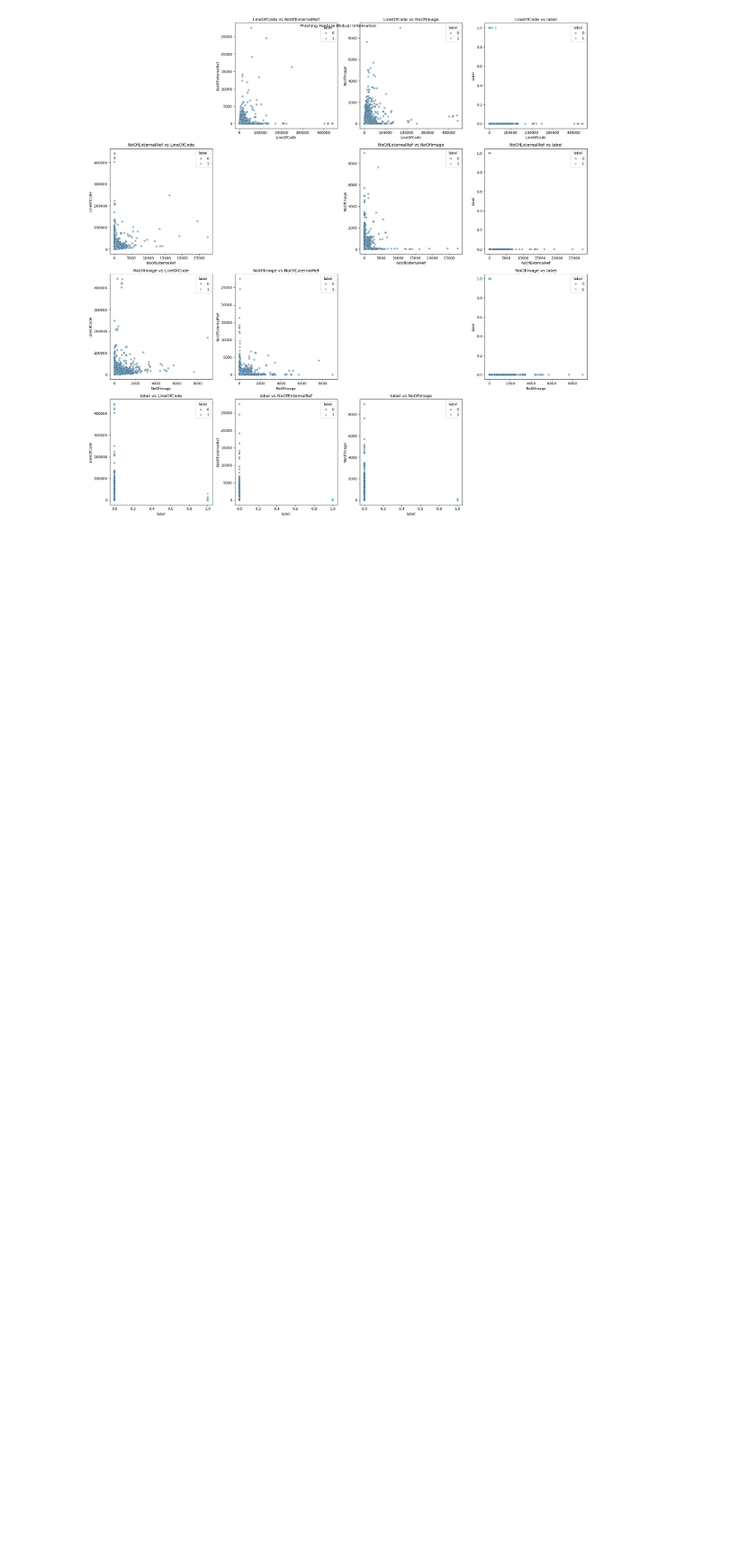
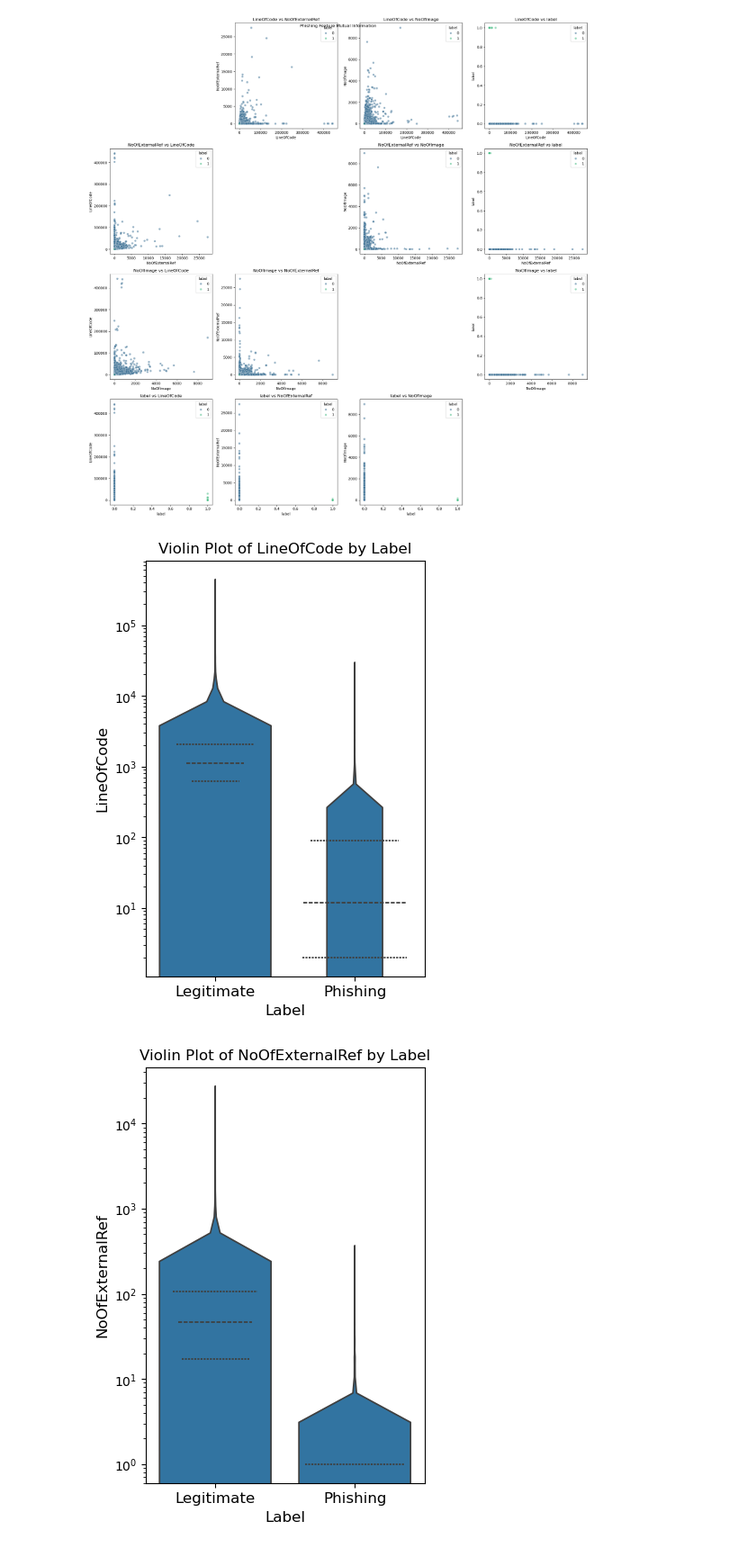
Before and after one commit to plestz/phishing_url_detection, a Jupyter notebook: src/eda.ipynb, the cells around one changed output. Shown at 90% size. Cells and saved outputs as stored; diff of their text form; code cells hidden in the pictures; blank space fills up the shorter version.

```diff
--- a/src/eda.ipynb
+++ b/src/eda.ipynb
@@ -287,3 +283,22 @@ plt.suptitle(f'Phishing Feature Mutual Information')
 plt.show()
 # %% [output]
 [figure]
+# %%
+relevant_vars = ['LineOfCode', 'NoOfExternalRef', 'NoOfImage', 'NoOfSelfRef', 'NoOfJS', 'LargestLineLength', 'LetterRatioInURL', 'HasSocialNet']
+
+# make a violin plot of each relative to both label classes
+for var in relevant_vars:
+    plt.figure(figsize = (4, 6))
+    sns.violinplot(x = 'label', y = var, data = phishing_df, density_norm = 'width', inner = 'quartile')
+    plt.xticks([0, 1], ['Legitimate', 'Phishing'], fontsize = 12)
+    plt.ylabel(var, fontsize = 12)
+    plt.xlabel('Label', fontsize = 12)
+    if var != 'LetterRatioInURL':
+        plt.yscale('log')
+    plt.title(f'Violin Plot of {var} by Label', fontsize = 12)
+    if var == 'LetterRatioInURL':
+        plt.savefig(f'../figures/{var}_vs_label_violin_plot.png', dpi = 300, bbox_inches = 'tight')
+    plt.show()
+# %% [output]
+[figure, added]
+[figure, added]
```
Also changed, not shown: parts of 6 cells of this notebook, 7 other files.
